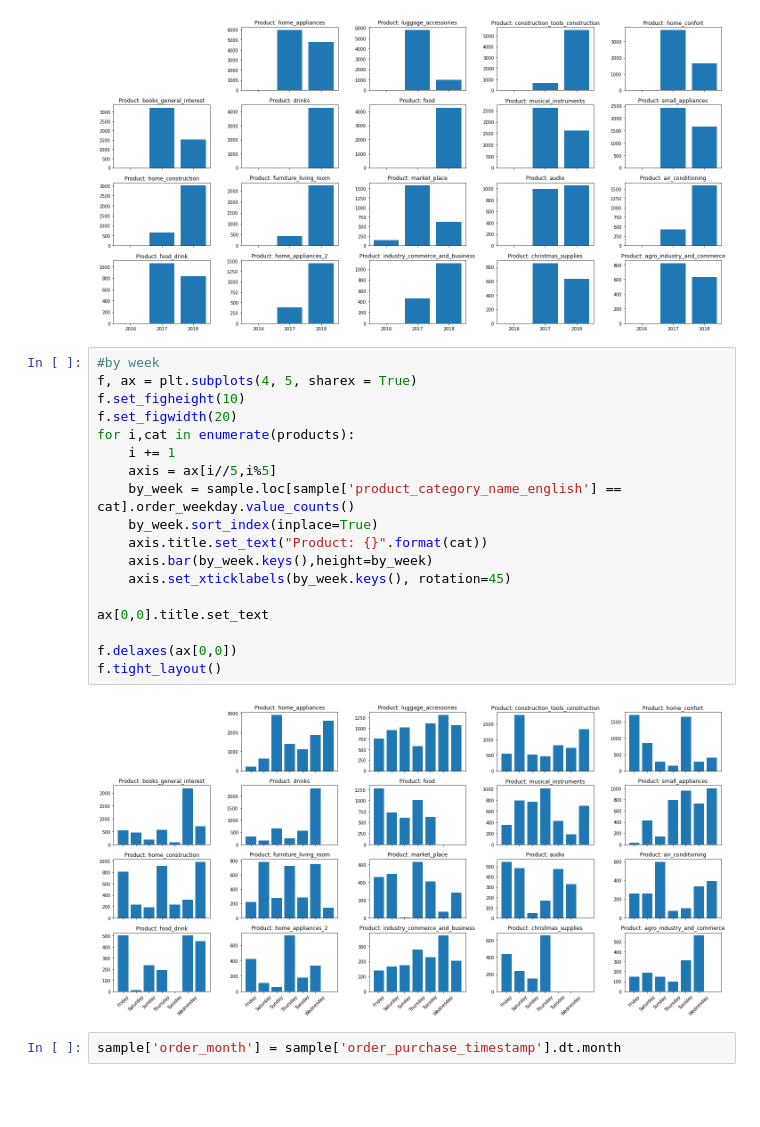
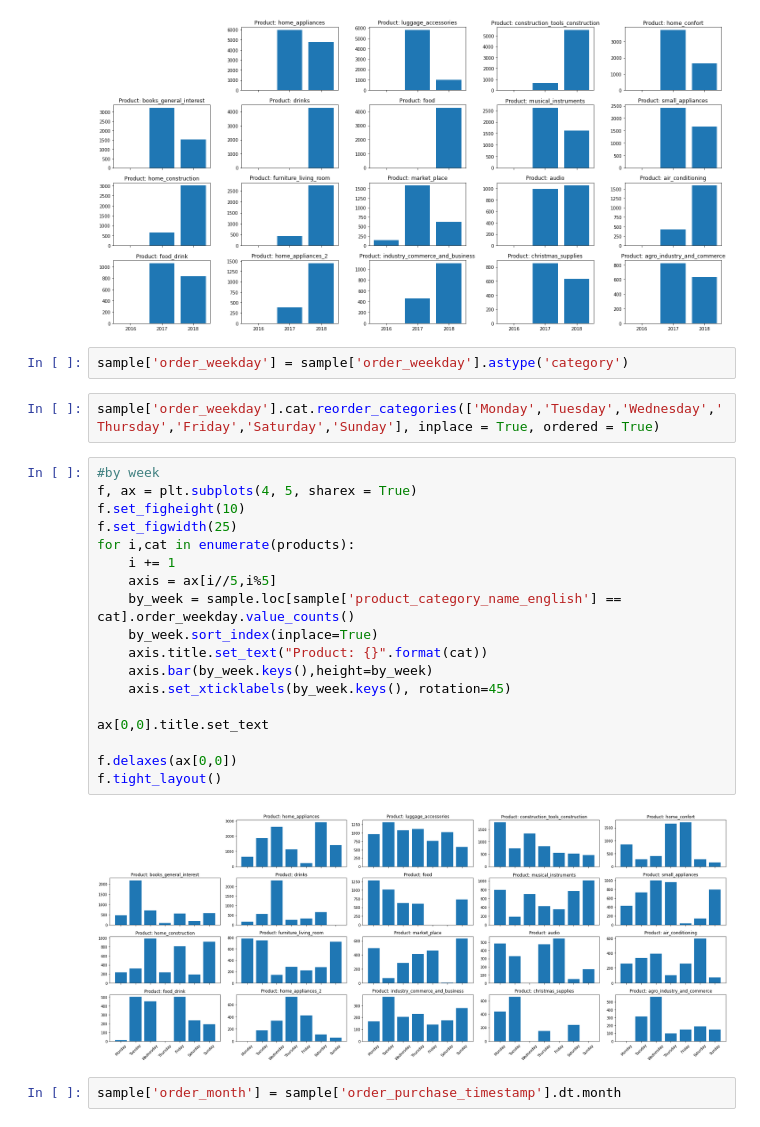
Before and after one commit to georgezefko/E-Commerce-Data-Analysis-Recommender-System, a Jupyter notebook: Exploratory_Data_Analysis.ipynb, the cells around one changed output. Cells and saved outputs as stored; diff of their text form; blank space fills up the shorter version.

```diff
--- a/Exploratory_Data_Analysis.ipynb
+++ b/Exploratory_Data_Analysis.ipynb
@@ -315,26 +315,30 @@ f.delaxes(ax[0,0])
 f.tight_layout()
 # %% [output]
 [figure]
+# %%
+sample['order_weekday'] = sample['order_weekday'].astype('category')
+# %%
+sample['order_weekday'].cat.reorder_categories(['Monday','Tuesday','Wednesday','Thursday','Friday','Saturday','Sunday'], inplace = True, ordered = True)
 # %%
 #by week
 f, ax = plt.subplots(4, 5, sharex = True)
 f.set_figheight(10)
-f.set_figwidth(20)
+f.set_figwidth(25)
 for i,cat in enumerate(products):
     i += 1
     axis = ax[i//5,i%5]
     by_week = sample.loc[sample['product_category_name_english'] == cat].order_weekday.value_counts()
     by_week.sort_index(inplace=True)
     axis.title.set_text("Product: {}".format(cat))
     axis.bar(by_week.keys(),height=by_week)
     axis.set_xticklabels(by_week.keys(), rotation=45)
 
 ax[0,0].title.set_text
 
 f.delaxes(ax[0,0])
 f.tight_layout()
 # %% [output]
-[figure, old version]
+[figure, new version]
 # %%
 sample['order_month'] = sample['order_purchase_timestamp'].dt.month
 # %%
```
